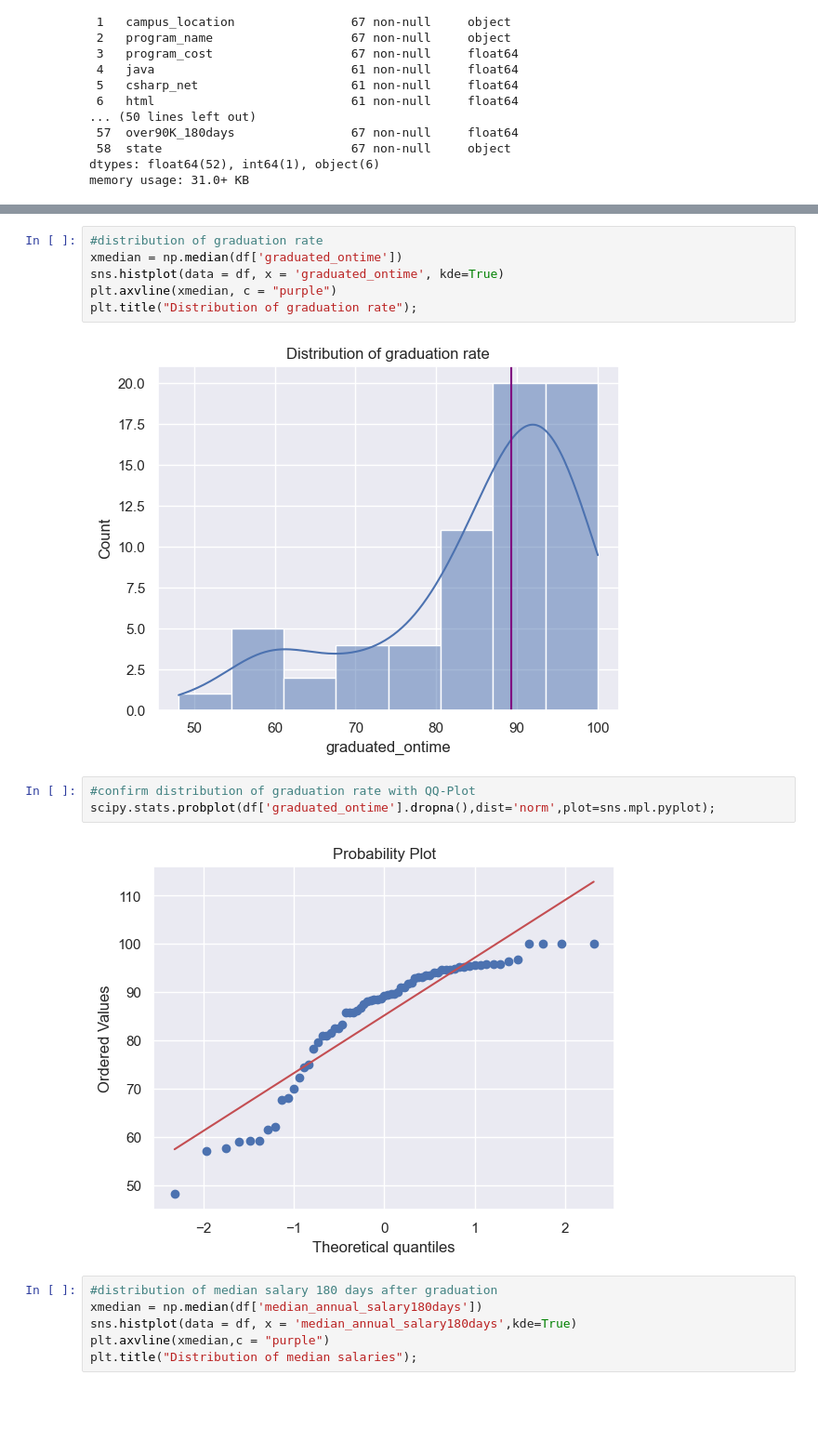
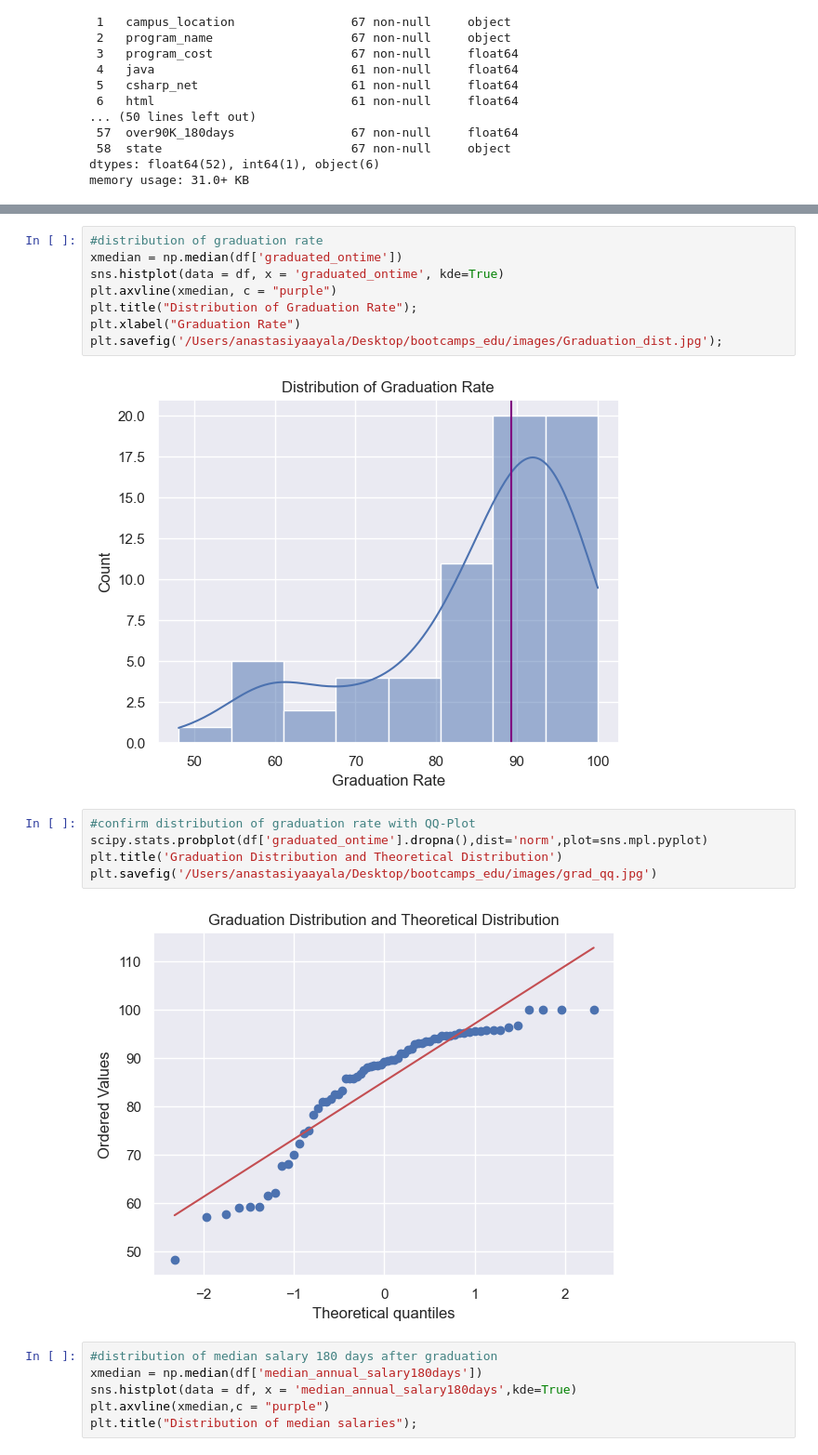
Before and after one commit to selena0391/bootcamps_edu, a Jupyter notebook: code/eda_2.ipynb, the cells around one changed output, grey strips where cells are left out. Shown at 93% size. Cells and saved outputs as stored; diff of their text form; blank space fills up the shorter version.

```diff
--- a/code/eda_2.ipynb
+++ b/code/eda_2.ipynb
@@ -94,14 +94,18 @@ df.describe()
 xmedian = np.median(df['graduated_ontime'])
 sns.histplot(data = df, x = 'graduated_ontime', kde=True)
 plt.axvline(xmedian, c = "purple")
-plt.title("Distribution of graduation rate");
+plt.title("Distribution of Graduation Rate");
+plt.xlabel("Graduation Rate")
+plt.savefig('/Users/anastasiyaayala/Desktop/bootcamps_edu/images/Graduation_dist.jpg');
 # %% [output]
-[figure, old version]
+[figure, new version]
 # %%
 #confirm distribution of graduation rate with QQ-Plot
-scipy.stats.probplot(df['graduated_ontime'].dropna(),dist='norm',plot=sns.mpl.pyplot);
+scipy.stats.probplot(df['graduated_ontime'].dropna(),dist='norm',plot=sns.mpl.pyplot)
+plt.title('Graduation Distribution and Theoretical Distribution')
+plt.savefig('/Users/anastasiyaayala/Desktop/bootcamps_edu/images/grad_qq.jpg')
 # %% [output]
-[figure, old version]
+[figure, new version]
 # %%
 #distribution of median salary 180 days after graduation
 xmedian = np.median(df['median_annual_salary180days'])
```
Also changed, not shown: parts of 19 cells of this notebook, 32 other files.
